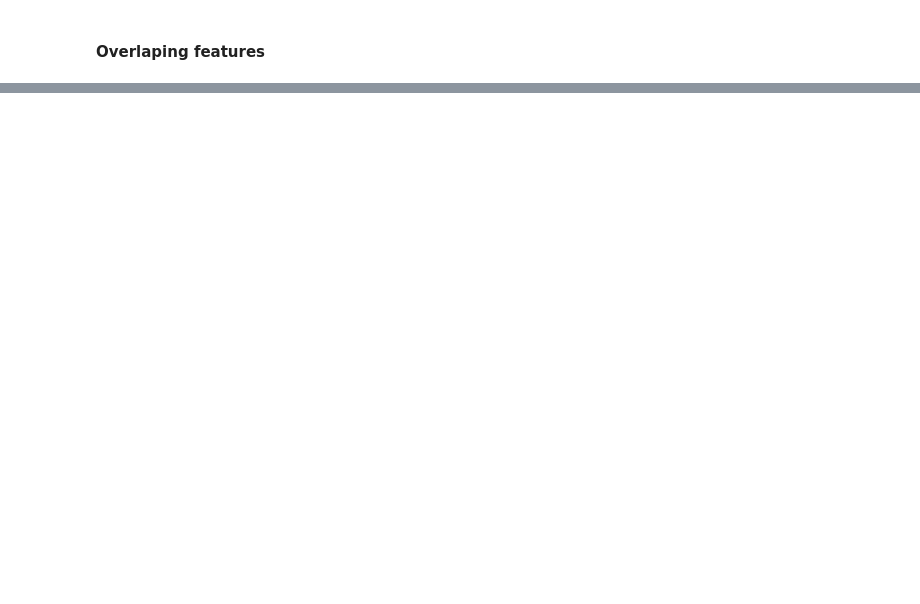
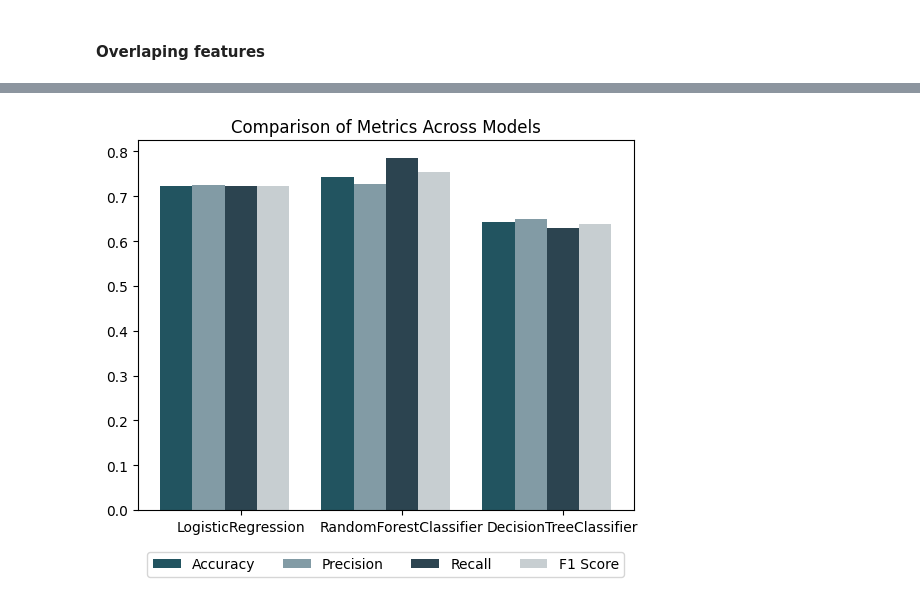
Before and after one commit to KristinaKatarina/ID2023, a Jupyter notebook: Projekt.ipynb, the cells around one changed output, grey strips where cells are left out. Drawn from its saved outputs; the diff is of its cells as text; code cells hidden in the pictures; blank space fills up the shorter version.

```diff
--- a/Projekt.ipynb
+++ b/Projekt.ipynb
@@ -791,0 +843,23 @@ weighted avg       0.65      0.65      0.65     11311
+# %%
+
+models = ['LogisticRegression', 'RandomForestClassifier', 'DecisionTreeClassifier']
+accuracy = [0.7225, 0.7435, 0.6425]
+precision = [0.7246,  0.7265, 0.6488]
+recall = [0.7225, 0.7854, 0.6295]
+f1_score = [0.7236, 0.7548, 0.6390]
+
+bar_width = 0.2
+index = np.arange(len(models))
+plt.bar(index - bar_width, accuracy, width=bar_width, label='Accuracy', color='#225460')
+plt.bar(index, precision, width=bar_width, label='Precision', color='#829ba5')
+plt.bar(index + bar_width, recall, width=bar_width, label='Recall', color='#2c4450')
+plt.bar(index + 2 * bar_width, f1_score, width=bar_width, label='F1 Score', color='#c7ced1')
+
+plt.title('Comparison of Metrics Across Models')
+plt.xticks(index + bar_width, models)
+plt.legend(loc='lower center', bbox_to_anchor=(0.5, -0.2), ncol=4)
+
+
+plt.show()
+# %% [output]
+[figure, added]
```
Also changed, not shown: parts of 17 cells of this notebook.
